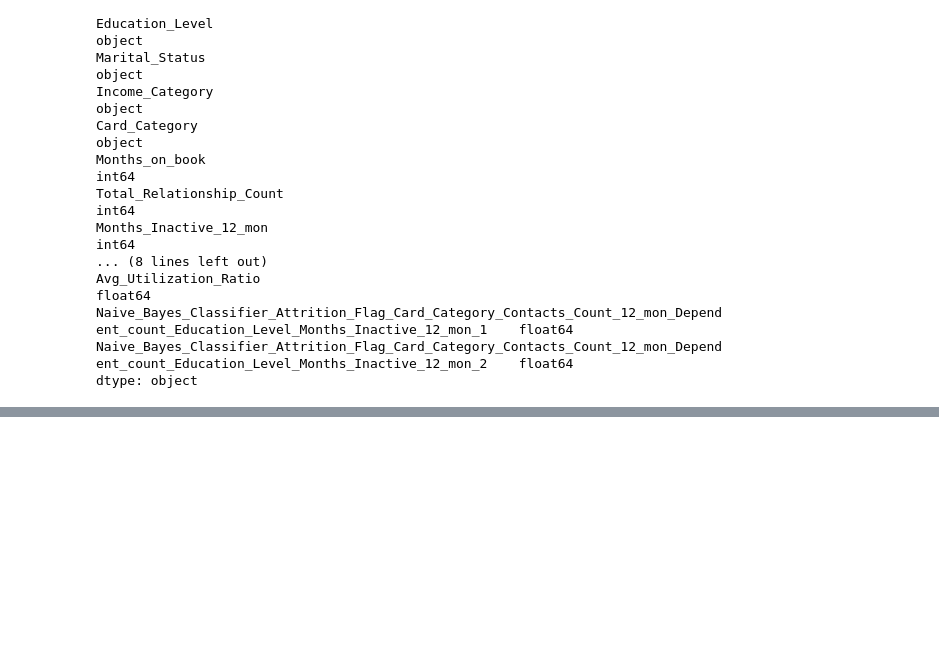
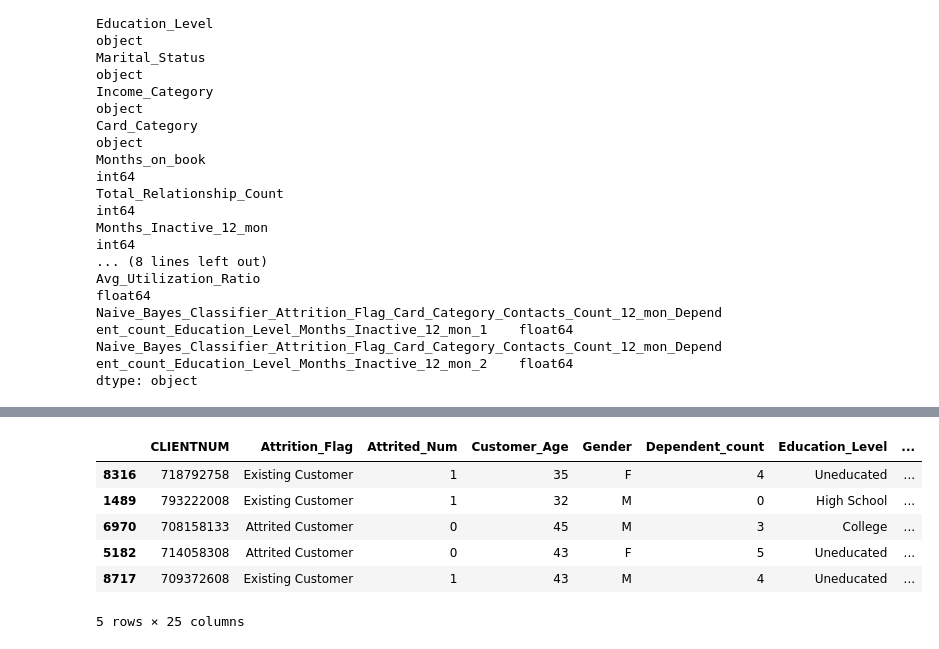
Before and after one commit to zoli-LND/Heckaton_May16, a Jupyter notebook: Heckathon1.ipynb, the cells around one changed output, grey strips where cells are left out. Cells and saved outputs as stored; diff of their text form; code cells hidden in the pictures; blank space fills up the shorter version.

```diff
--- a/Heckathon1.ipynb
+++ b/Heckathon1.ipynb
@@ -97,0 +304,12 @@ dtype: object
+# %%
+df.rename(columns={'New_Column': 'Attrited_Num'}, inplace=True)
+# %%
+df.sample(5)
+# %% [output]
+|  | CLIENTNUM | Attrition_Flag | Attrited_Num | Customer_Age | Gender | Dependent_count | Education_Level | ... |
+| 8316 | 718792758 | Existing Customer | 1 | 35 | F | 4 | Uneducated | ... |
+| 1489 | 793222008 | Existing Customer | 1 | 32 | M | 0 | High School | ... |
+| 6970 | 708158133 | Attrited Customer | 0 | 45 | M | 3 | College | ... |
+| 5182 | 714058308 | Attrited Customer | 0 | 43 | F | 5 | Uneducated | ... |
+| 8717 | 709372608 | Existing Customer | 1 | 43 | M | 4 | Uneducated | ... |
+5 rows × 25 columns
```
Also changed, not shown: parts of 34 cells of this notebook.
